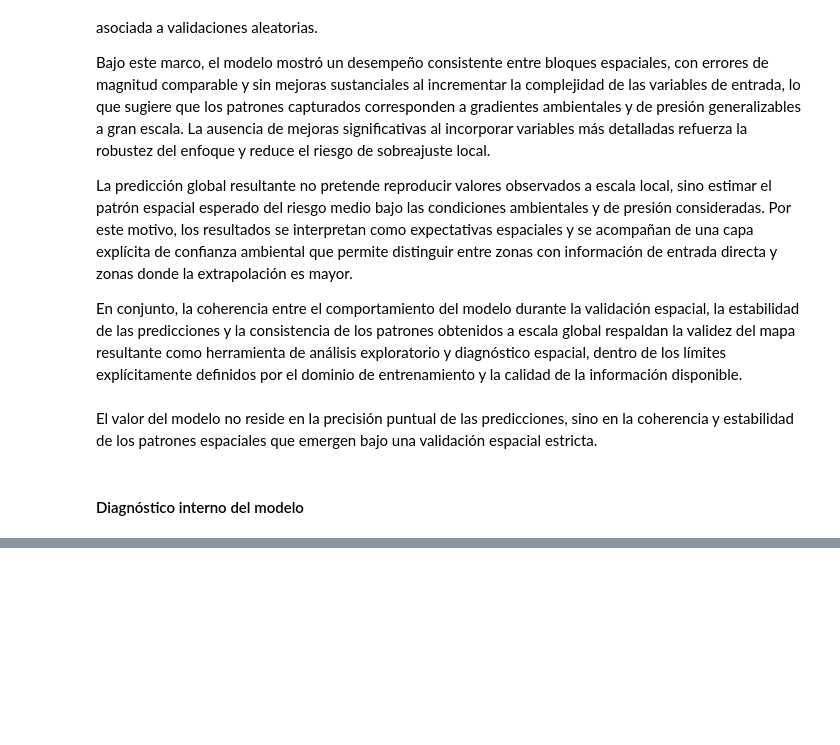
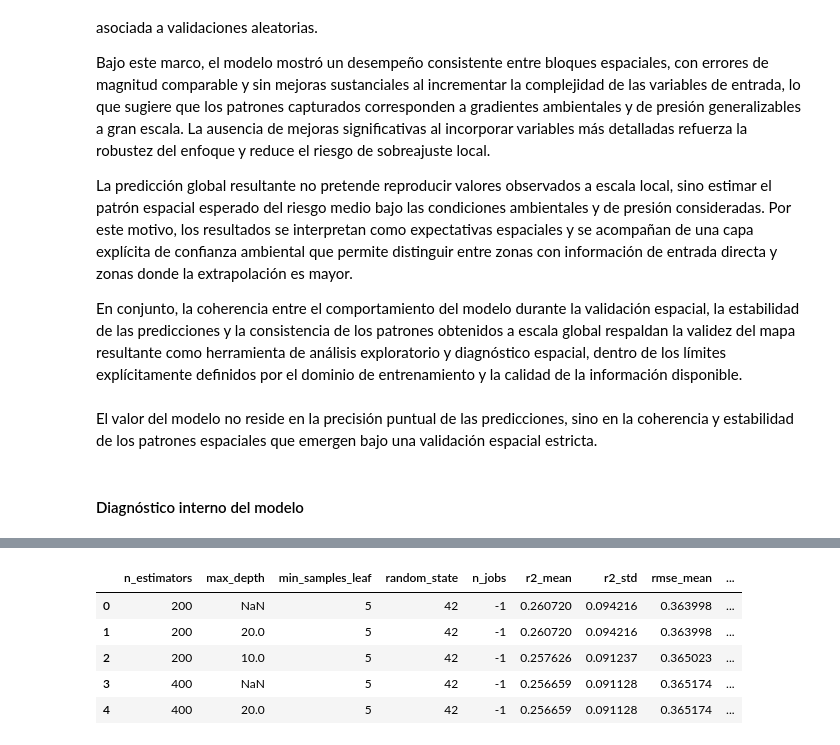
Before and after one commit to 4GeeksAcademy/loreykil_proyecto_final, a Jupyter notebook: Grilla2.0.ipynb, the cells around one changed output, grey strips where cells are left out. Drawn from its saved outputs; the diff is of its cells as text; code cells hidden in the pictures; blank space fills up the shorter version.

```diff
--- a/Grilla2.0.ipynb
+++ b/Grilla2.0.ipynb
@@ -794,0 +987,11 @@ Para mañana, probar XGboost, repetir proceso con target 2.
+# %%
+X_raw = train_df[FEATURES_RAW]
+
+rf_results_RAW = grid_search_spatial(
+    model_class=RandomForestRegressor,
+    param_grid=rf_param_grid,
+    fixed_params=rf_fixed_params,
+    X=X_raw,
+    y=y,
+    spatial_folds=spatial_folds
+)
@@ -794,0 +1009,9 @@ Para mañana, probar XGboost, repetir proceso con target 2.
+# %%
+rf_results_RAW.head()
+# %% [output]
+|  | n_estimators | max_depth | min_samples_leaf | random_state | n_jobs | r2_mean | r2_std | rmse_mean | ... |
+| 0 | 200 | NaN | 5 | 42 | -1 | 0.260720 | 0.094216 | 0.363998 | ... |
+| 1 | 200 | 20.0 | 5 | 42 | -1 | 0.260720 | 0.094216 | 0.363998 | ... |
+| 2 | 200 | 10.0 | 5 | 42 | -1 | 0.257626 | 0.091237 | 0.365023 | ... |
+| 3 | 400 | NaN | 5 | 42 | -1 | 0.256659 | 0.091128 | 0.365174 | ... |
+| 4 | 400 | 20.0 | 5 | 42 | -1 | 0.256659 | 0.091128 | 0.365174 | ... |
```
Also changed, not shown: parts of 46 cells of this notebook, 4 other files.
